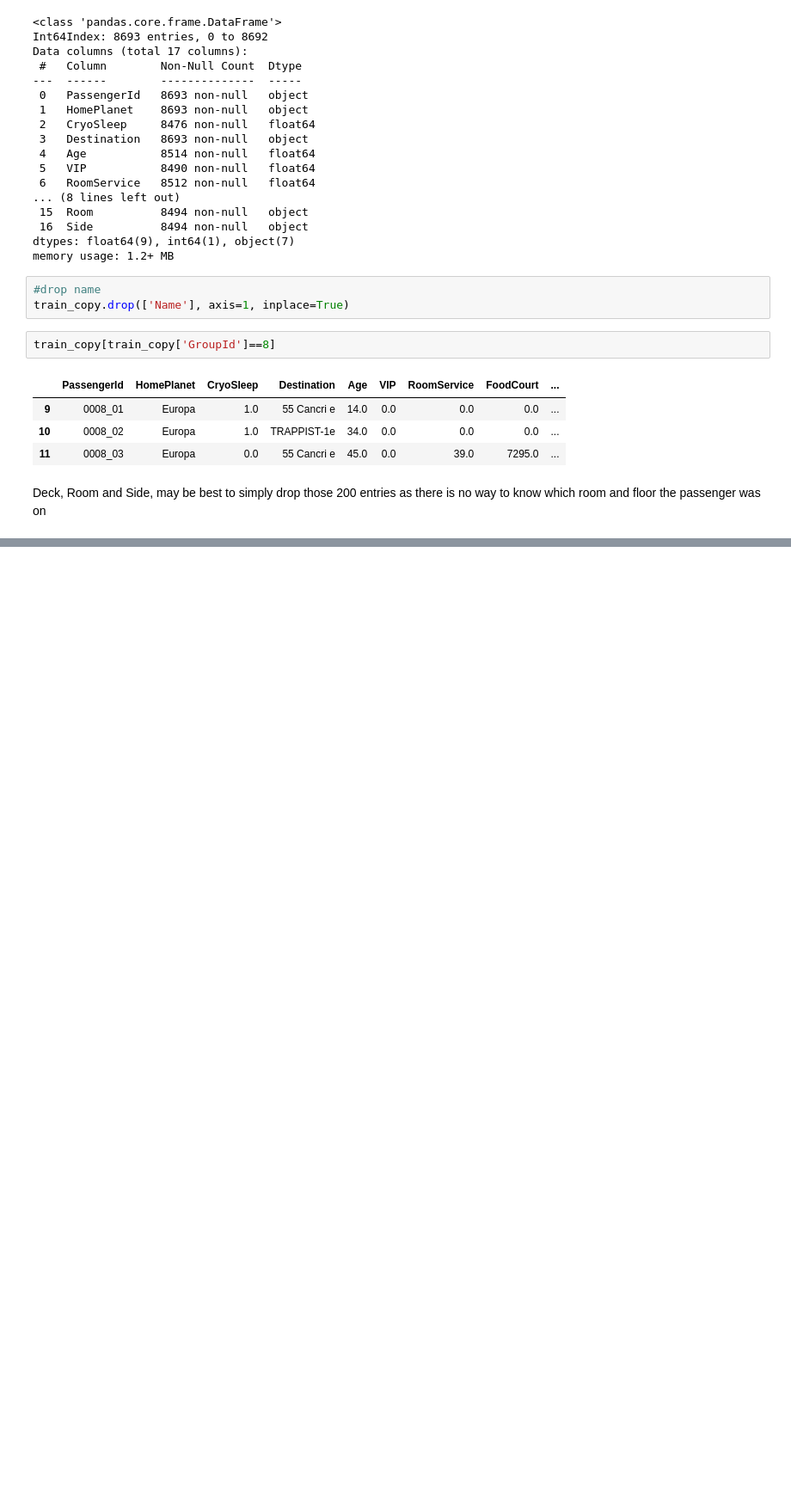
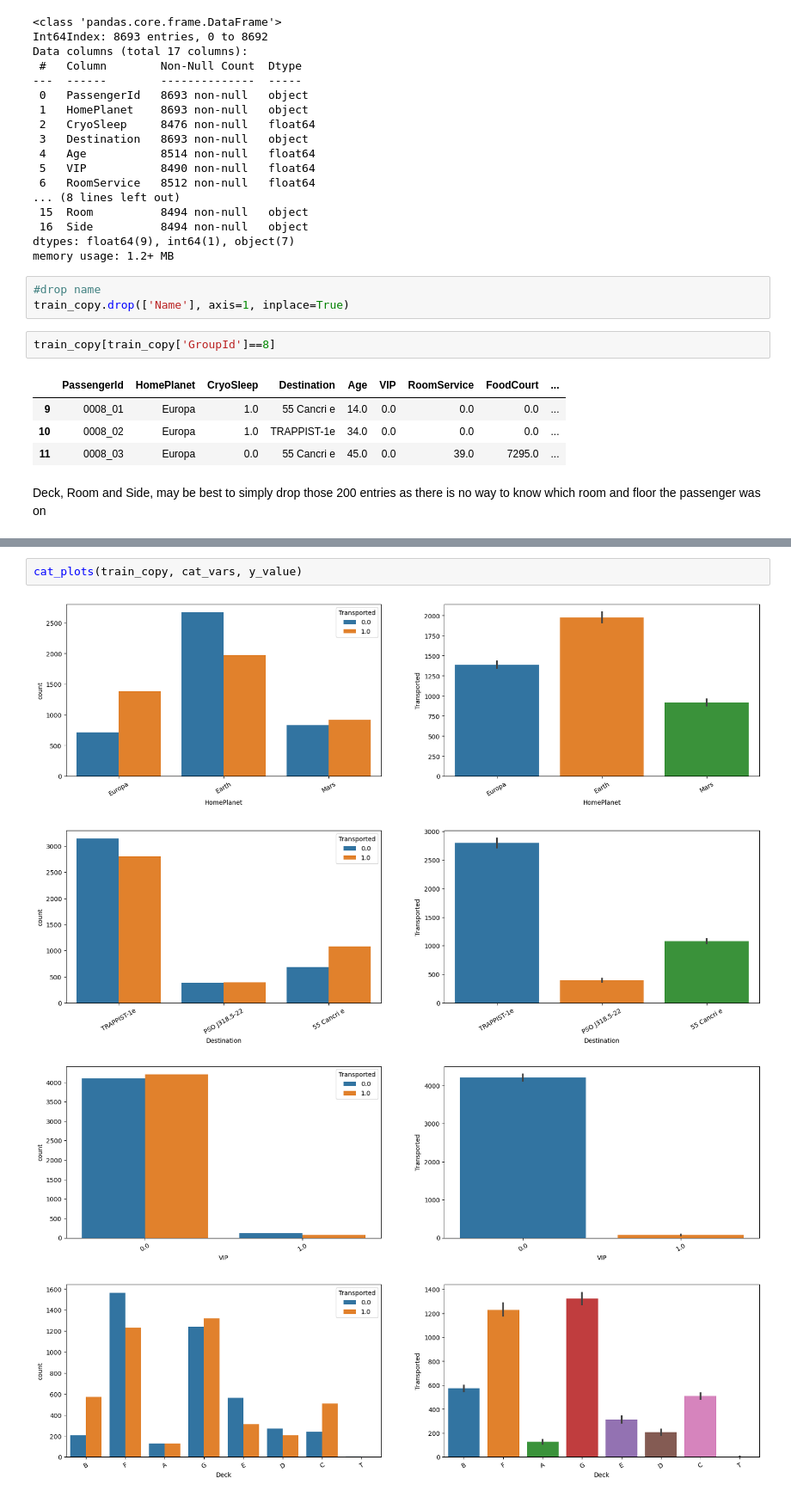
Before and after one commit to mickyals/Space_Titanic, a Jupyter notebook: Spaceship_Titanic_SpaceTimeAnomaly.ipynb, the cells around one changed output, grey strips where cells are left out. Shown at 86% size. Saved outputs shown, nothing was run; the diff lists cells and outputs as text; blank space fills up the shorter version.

```diff
--- a/Spaceship_Titanic_SpaceTimeAnomaly.ipynb
+++ b/Spaceship_Titanic_SpaceTimeAnomaly.ipynb
@@ -460,0 +576,7 @@ Deck, Room and Side, may be best to simply drop those 200 entries as there is no
+# %%
+cat_plots(train_copy, cat_vars, y_value)
+# %% [output]
+[figure, added]
+[figure, added]
+[figure, added]
+[figure, added]
```
Also changed, not shown: parts of 11 cells of this notebook.
